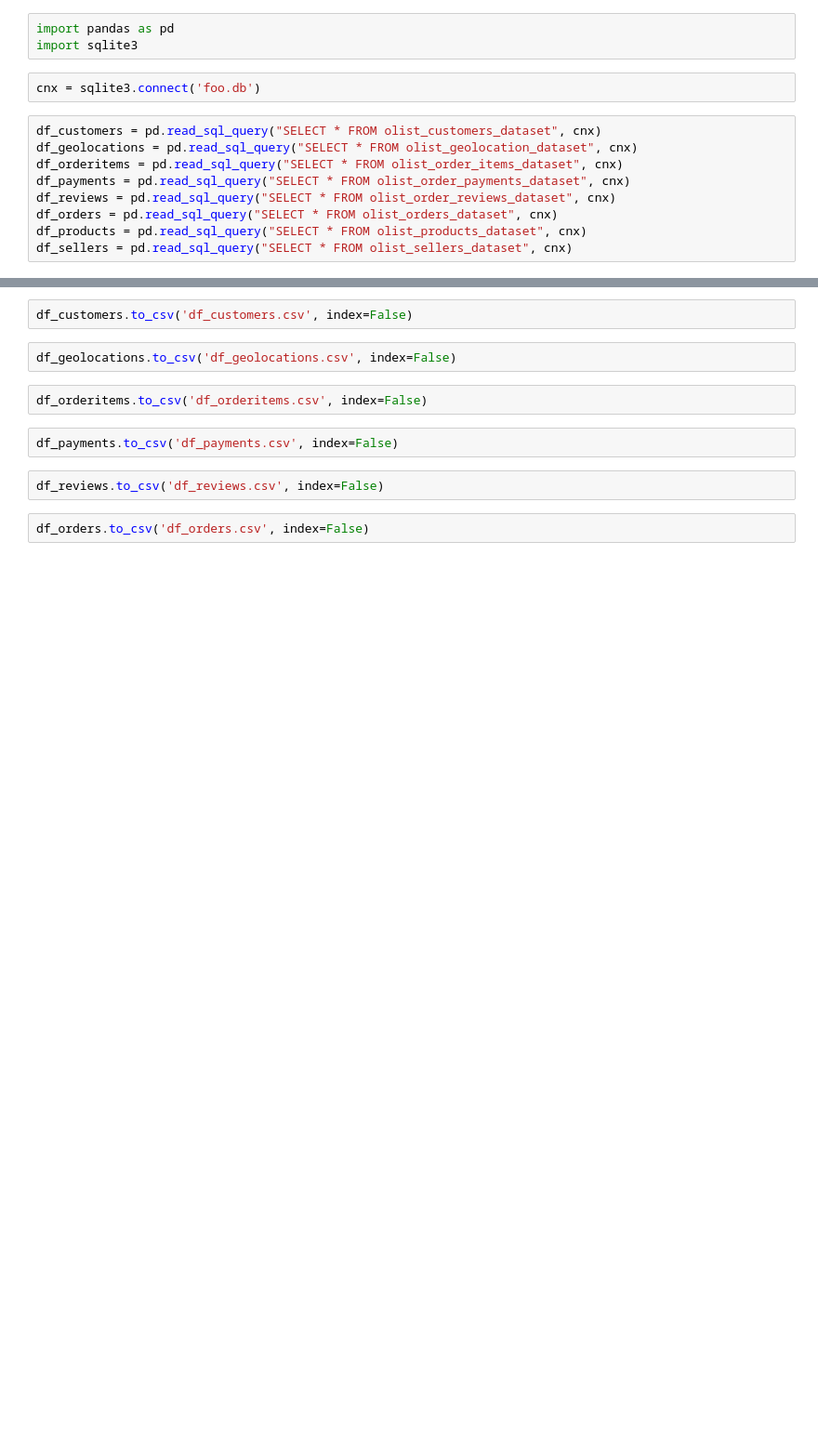
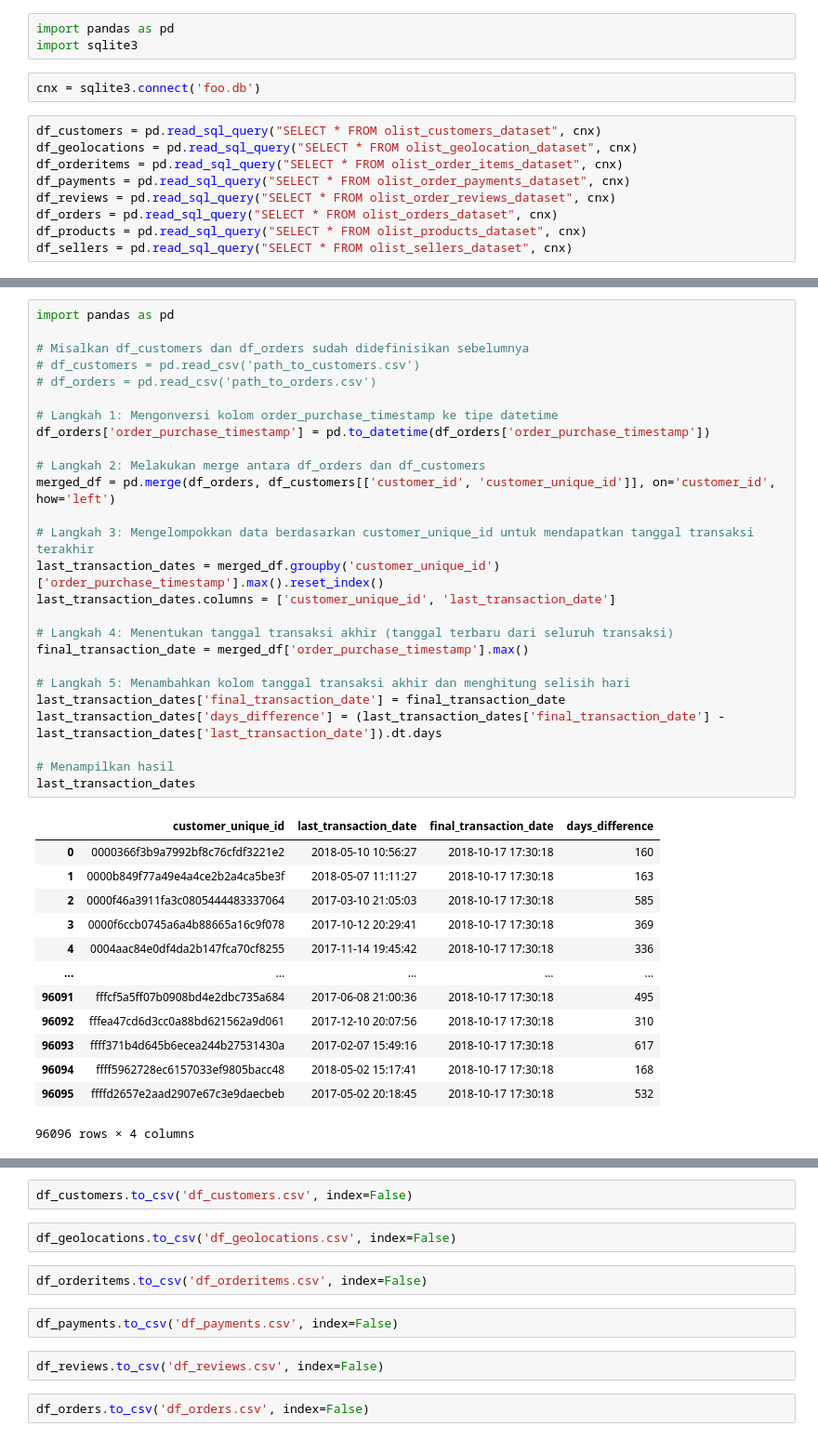
Before and after one commit to BeeGaes/data_grow, a Jupyter notebook: Growia/Modul 9/beginner/beginner.ipynb, the cells around one changed output, grey strips where cells are left out. Shown: that part at 93% size. Saved outputs shown, nothing was run; the diff lists cells and outputs as text; blank space fills up the shorter version.

```diff
--- a/Growia/Modul 9/beginner/beginner.ipynb
+++ b/Growia/Modul 9/beginner/beginner.ipynb
@@ -14,0 +178,40 @@ df_sellers = pd.read_sql_query("SELECT * FROM olist_sellers_dataset", cnx)
+# %%
+import pandas as pd
+
+# Misalkan df_customers dan df_orders sudah didefinisikan sebelumnya
+# df_customers = pd.read_csv('path_to_customers.csv')
+# df_orders = pd.read_csv('path_to_orders.csv')
+
+# Langkah 1: Mengonversi kolom order_purchase_timestamp ke tipe datetime
+df_orders['order_purchase_timestamp'] = pd.to_datetime(df_orders['order_purchase_timestamp'])
+
+# Langkah 2: Melakukan merge antara df_orders dan df_customers
+merged_df = pd.merge(df_orders, df_customers[['customer_id', 'customer_unique_id']], on='customer_id', how='left')
+
+# Langkah 3: Mengelompokkan data berdasarkan customer_unique_id untuk mendapatkan tanggal transaksi terakhir
+last_transaction_dates = merged_df.groupby('customer_unique_id')['order_purchase_timestamp'].max().reset_index()
+last_transaction_dates.columns = ['customer_unique_id', 'last_transaction_date']
+
+# Langkah 4: Menentukan tanggal transaksi akhir (tanggal terbaru dari seluruh transaksi)
+final_transaction_date = merged_df['order_purchase_timestamp'].max()
+
+# Langkah 5: Menambahkan kolom tanggal transaksi akhir dan menghitung selisih hari
+last_transaction_dates['final_transaction_date'] = final_transaction_date
+last_transaction_dates['days_difference'] = (last_transaction_dates['final_transaction_date'] - last_transaction_dates['last_transaction_date']).dt.days
+
+# Menampilkan hasil
+last_transaction_dates
+# %% [output]
+|  | customer_unique_id | last_transaction_date | final_transaction_date | days_difference |
+| 0 | 0000366f3b9a7992bf8c76cfdf3221e2 | 2018-05-10 10:56:27 | 2018-10-17 17:30:18 | 160 |
+| 1 | 0000b849f77a49e4a4ce2b2a4ca5be3f | 2018-05-07 11:11:27 | 2018-10-17 17:30:18 | 163 |
+| 2 | 0000f46a3911fa3c0805444483337064 | 2017-03-10 21:05:03 | 2018-10-17 17:30:18 | 585 |
+| 3 | 0000f6ccb0745a6a4b88665a16c9f078 | 2017-10-12 20:29:41 | 2018-10-17 17:30:18 | 369 |
+| 4 | 0004aac84e0df4da2b147fca70cf8255 | 2017-11-14 19:45:42 | 2018-10-17 17:30:18 | 336 |
+| ... | ... | ... | ... | ... |
+| 96091 | fffcf5a5ff07b0908bd4e2dbc735a684 | 2017-06-08 21:00:36 | 2018-10-17 17:30:18 | 495 |
+| 96092 | fffea47cd6d3cc0a88bd621562a9d061 | 2017-12-10 20:07:56 | 2018-10-17 17:30:18 | 310 |
+| 96093 | ffff371b4d645b6ecea244b27531430a | 2017-02-07 15:49:16 | 2018-10-17 17:30:18 | 617 |
+| 96094 | ffff5962728ec6157033ef9805bacc48 | 2018-05-02 15:17:41 | 2018-10-17 17:30:18 | 168 |
+| 96095 | ffffd2657e2aad2907e67c3e9daecbeb | 2017-05-02 20:18:45 | 2018-10-17 17:30:18 | 532 |
+96096 rows × 4 columns
```
Also changed, not shown: parts of 73 cells of this notebook, 2 other files.
